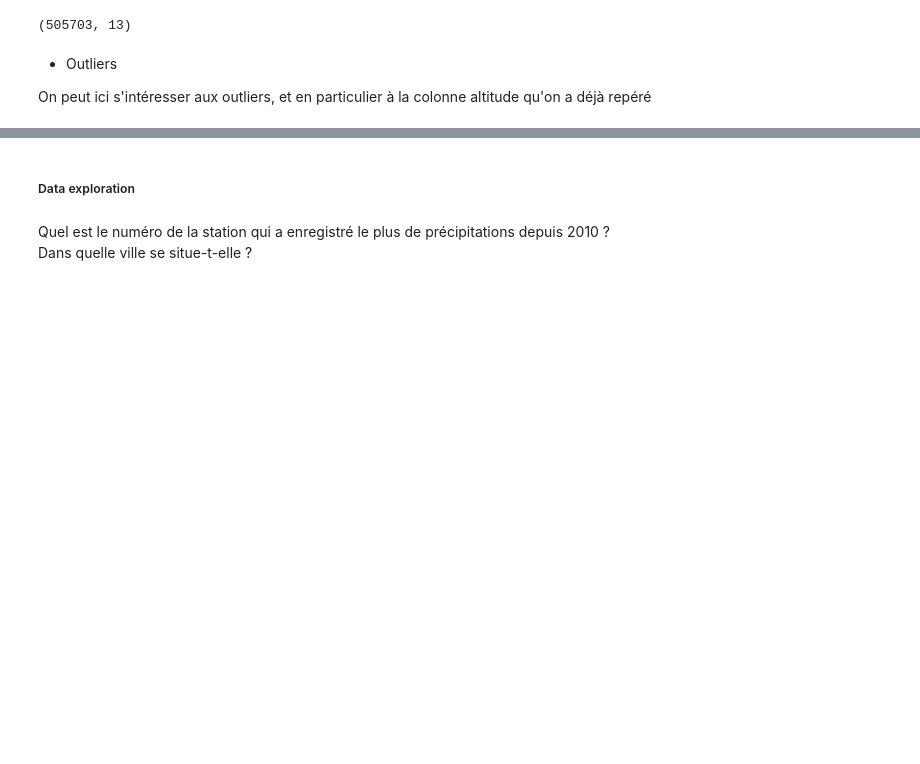
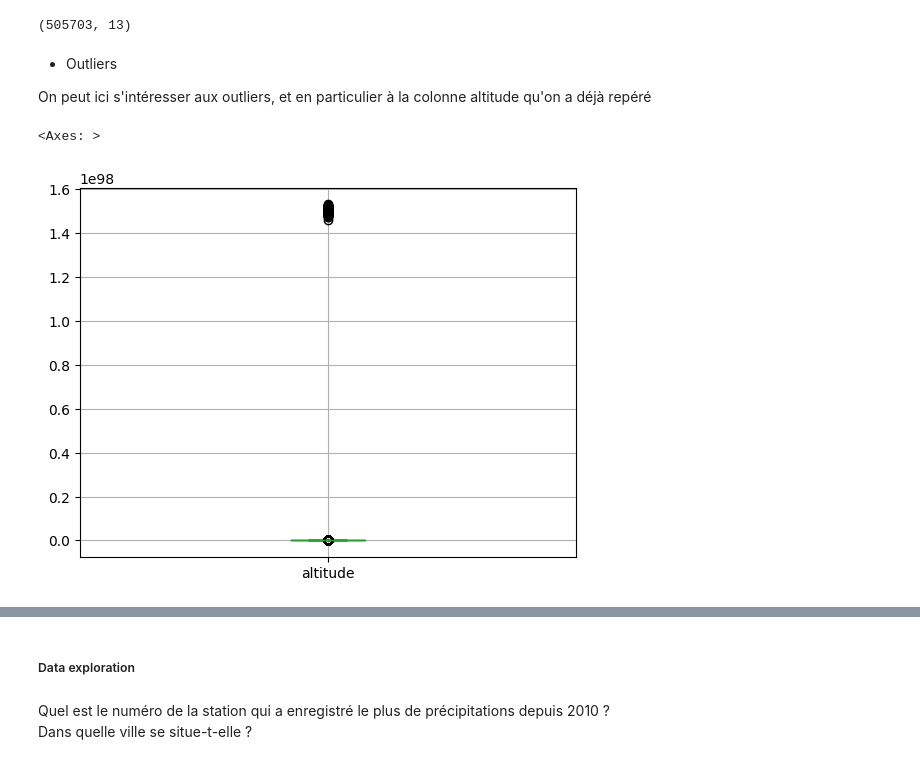
Before and after one commit to LeGregs/Test-technique, a Jupyter notebook: test_technique_0327/gregoire_bouillon_test_TA_DS.ipynb, the cells around one changed output, grey strips where cells are left out. Saved outputs shown, nothing was run; the diff lists cells and outputs as text; code cells hidden in the pictures; blank space fills up the shorter version.

```diff
--- a/test_technique_0327/gregoire_bouillon_test_TA_DS.ipynb
+++ b/test_technique_0327/gregoire_bouillon_test_TA_DS.ipynb
@@ -166,3 +166,8 @@ df.shape # Shape (505703, 13), on a bien perdu 65 lignes
 * Outliers
 
 On peut ici s'intéresser aux outliers, et en particulier à la colonne altitude qu'on a déjà repéré
+# %%
+df[['altitude']].boxplot()
+# %% [output]
+<Axes: >
+[figure, added]
```
Also changed, not shown: parts of 23 cells of this notebook.
